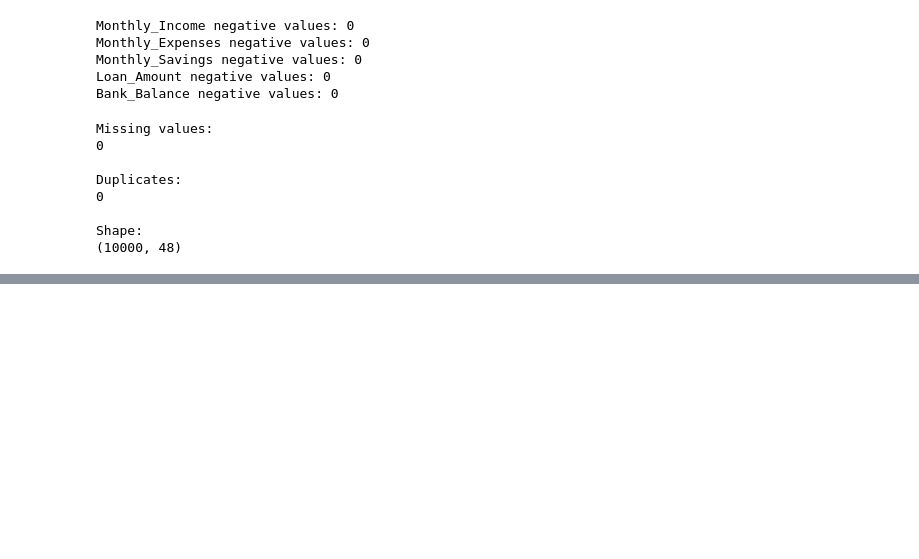
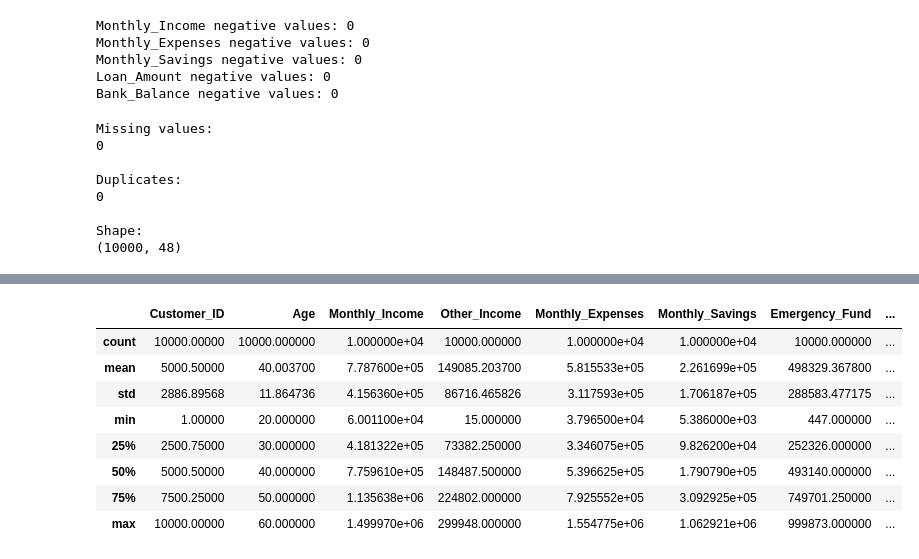
Before and after one commit to elisheba2/FinTwin-ai, a Jupyter notebook: import libraries.ipynb, the cells around one changed output, grey strips where cells are left out. Drawn from its saved outputs; the diff is of its cells as text; code cells hidden in the pictures; blank space fills up the shorter version.

```diff
--- a/import libraries.ipynb
+++ b/import libraries.ipynb
@@ -552,0 +553,12 @@ OSError: Cannot save file into a non-existent directory: '..\data'
+# %%
+df.describe()
+# %% [output]
+|  | Customer_ID | Age | Monthly_Income | Other_Income | Monthly_Expenses | Monthly_Savings | Emergency_Fund | ... |
+| count | 10000.00000 | 10000.000000 | 1.000000e+04 | 10000.000000 | 1.000000e+04 | 1.000000e+04 | 10000.000000 | ... |
+| mean | 5000.50000 | 40.003700 | 7.787600e+05 | 149085.203700 | 5.815533e+05 | 2.261699e+05 | 498329.367800 | ... |
+| std | 2886.89568 | 11.864736 | 4.156360e+05 | 86716.465826 | 3.117593e+05 | 1.706187e+05 | 288583.477175 | ... |
+| min | 1.00000 | 20.000000 | 6.001100e+04 | 15.000000 | 3.796500e+04 | 5.386000e+03 | 447.000000 | ... |
+| 25% | 2500.75000 | 30.000000 | 4.181322e+05 | 73382.250000 | 3.346075e+05 | 9.826200e+04 | 252326.000000 | ... |
+| 50% | 5000.50000 | 40.000000 | 7.759610e+05 | 148487.500000 | 5.396625e+05 | 1.790790e+05 | 493140.000000 | ... |
+| 75% | 7500.25000 | 50.000000 | 1.135638e+06 | 224802.000000 | 7.925552e+05 | 3.092925e+05 | 749701.250000 | ... |
+| max | 10000.00000 | 60.000000 | 1.499970e+06 | 299948.000000 | 1.554775e+06 | 1.062921e+06 | 999873.000000 | ... |
```
Also changed, not shown: parts of 3 cells of this notebook.
